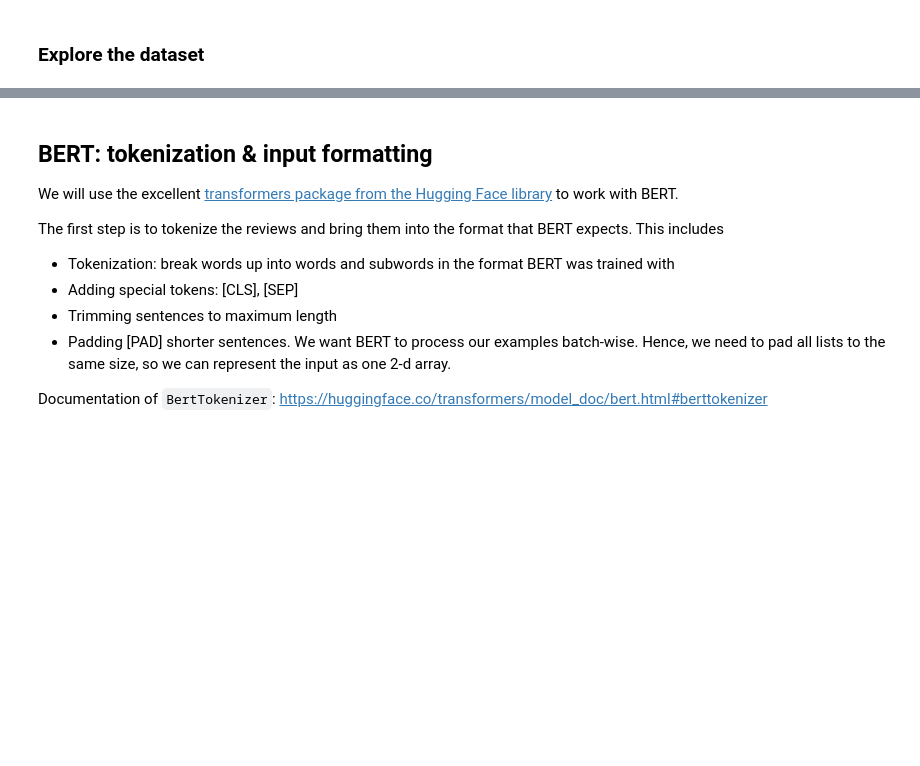
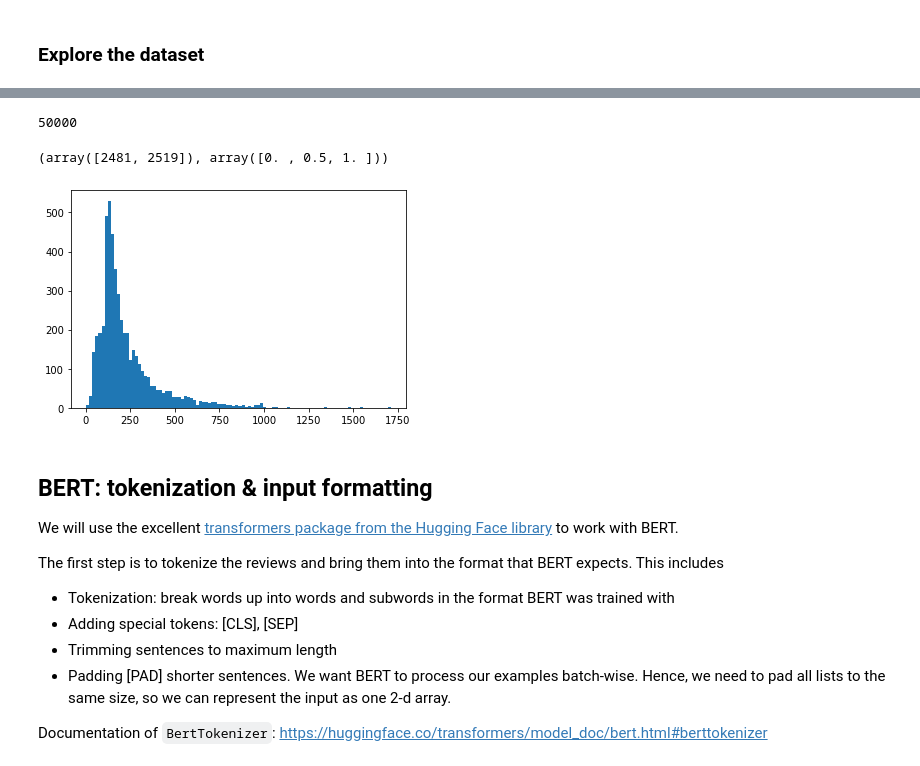
Before and after one commit to jonaden94/deepl-ecker-21-22, a Jupyter notebook: Ex6_2021.ipynb, the cells around one changed output, grey strips where cells are left out. Saved outputs shown, nothing was run; the diff lists cells and outputs as text; code cells hidden in the pictures; blank space fills up the shorter version.

```diff
--- a/Ex6_2021.ipynb
+++ b/Ex6_2021.ipynb
@@ -199,9 +267,24 @@ print(f"Number of train labels:\n{len(labels)}")
 # %%
 # TODO How many samples are included in the dataset?
+len(reviews) * 10
+# %% [output]
+50000
 # %%
 # TODO Is the dataset balanced?
+np.histogram(labels, bins = 2)
+# %% [output]
+(array([2481, 2519]), array([0. , 0.5, 1. ]))
 # %%
 # TODO Visualize the length of the reviews in your dataset
+def count_words(string):
+    return len(string.split())
+
+review_lengths = np.vectorize(count_words)(reviews)
+
+a = plt.hist(review_lengths, bins = 100)
+plt.show()
+# %% [output]
+[figure, added]
 # %% [markdown]
 ## BERT: tokenization & input formatting
 
```
Also changed, not shown: parts of 35 cells of this notebook.
